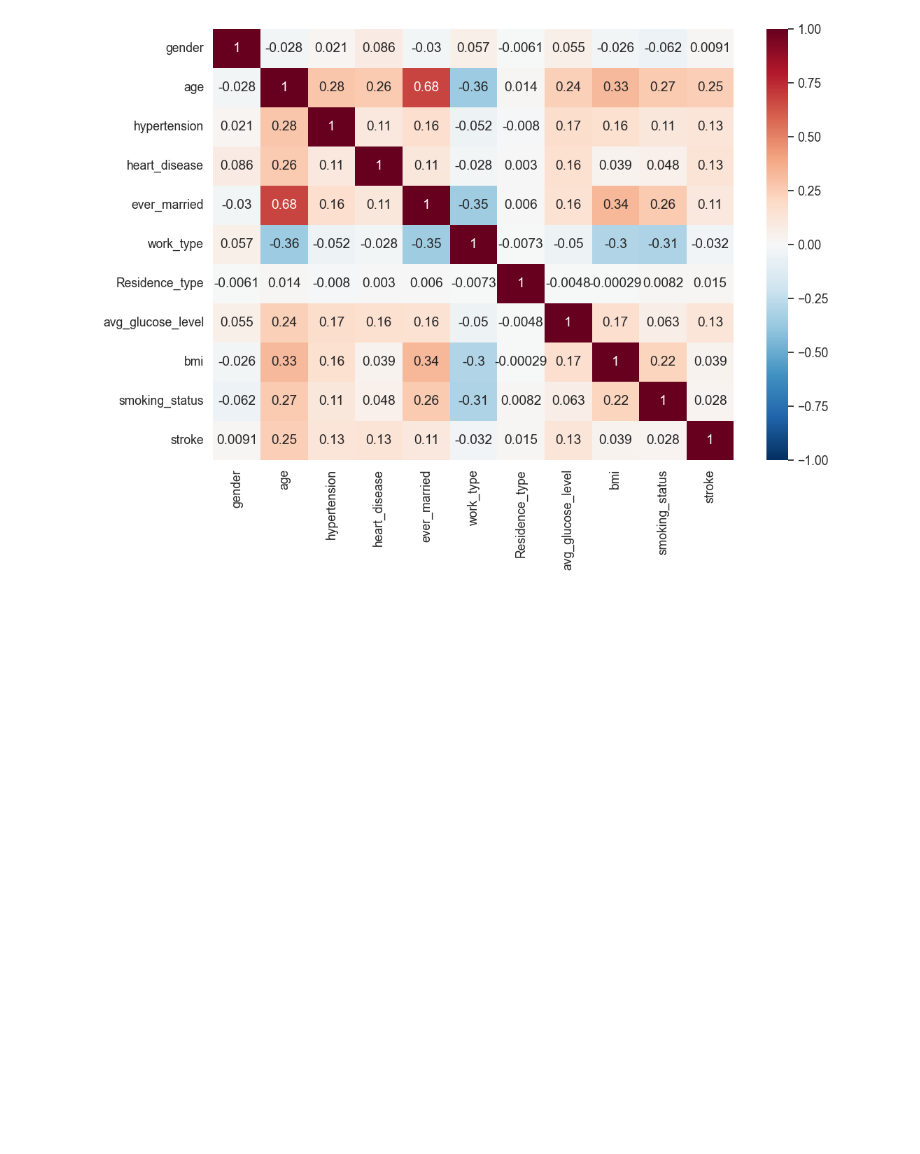
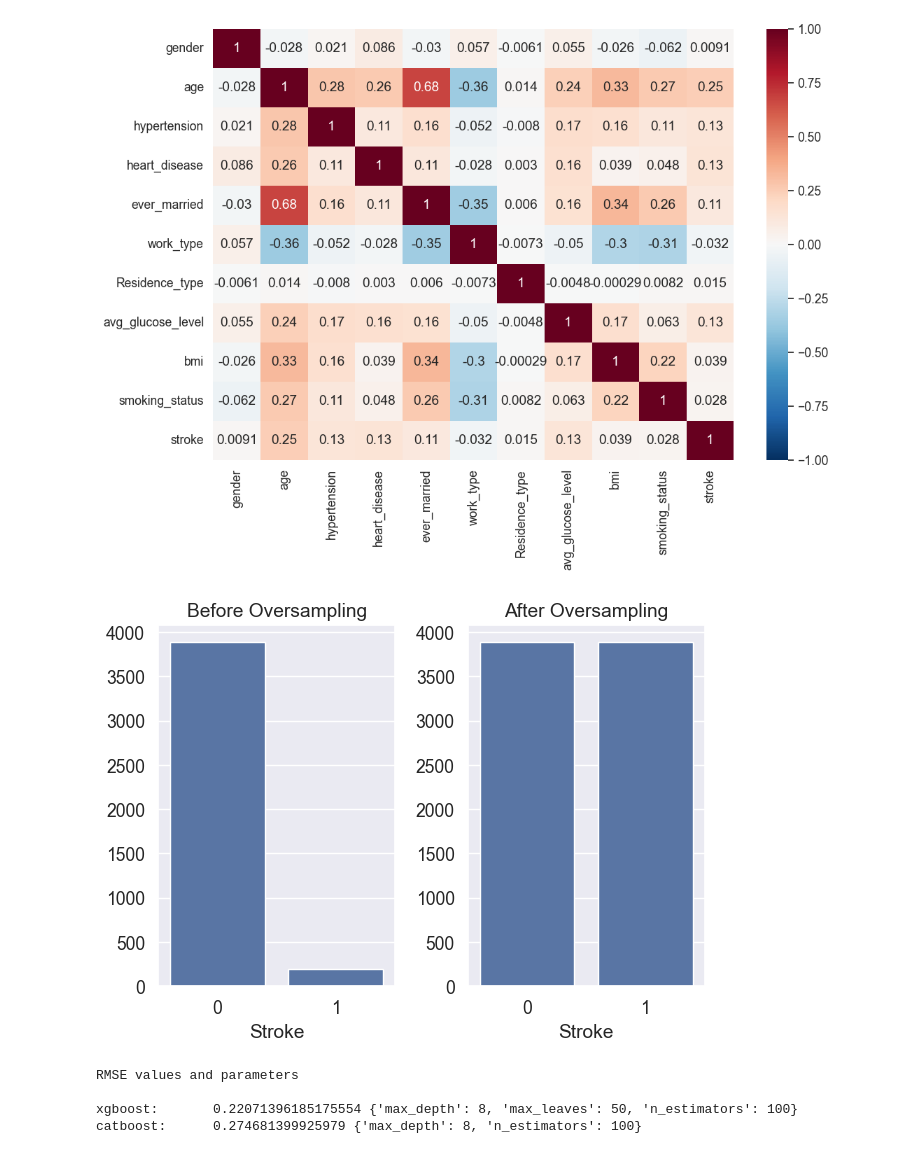
Before and after one commit to NovikovAnton-code/Stroke-Prediction-Course-Work, a Jupyter notebook: Stroke_Prediction.ipynb, the cells around one changed output. Saved outputs shown, nothing was run; the diff lists cells and outputs as text; code cells hidden in the pictures; blank space fills up the shorter version.

```diff
--- a/Stroke_Prediction.ipynb
+++ b/Stroke_Prediction.ipynb
@@ -605,3 +605,6 @@ sns.heatmap(
     vmin=-1, vmax=1); # указывает начало цветовых кодов от -1 до 1.
 # %% [output]
 [figure]
+# %%
+X = df.drop(['stroke'], axis=1)
+y = df['stroke']
@@ -607,0 +613,21 @@ sns.heatmap(
+# %%
+X_train, X_test, y_train, y_test = train_test_split(X, y,test_size=0.2, random_state=2025)
+# %%
+#data is imbalanced, Oversampling the data using Synthetic Minority Oversampling Technique.
+fig, (ax1, ax2) = plt.subplots(1, 2)
+
+sns.barplot(x=['0', '1'], y =[sum(y_train == 0), sum(y_train == 1)], ax = ax1)
+ax1.set_title("Before Oversampling")
+ax1.set_xlabel('Stroke')
+
+sm = SMOTE(random_state = 42)
+X_train, y_train = sm.fit_resample(X_train, y_train)
+
+sns.barplot(x=['0', '1'], y =[sum(y_train == 0), sum(y_train == 1)], ax = ax2)
+ax2.set_title("After Oversampling")
+ax2.set_xlabel('Stroke')
+
+plt.tight_layout()
+plt.show()
+# %% [output]
+[figure, added]
@@ -607,0 +649,9 @@ sns.heatmap(
+# %%
+print('RMSE values and parameters\n')
+print('xgboost:      ',a[1],a[0])
+print('catboost:     ',b[1],b[0])
+# %% [output]
+RMSE values and parameters
+
+xgboost:       0.22071396185175554 {'max_depth': 8, 'max_leaves': 50, 'n_estimators': 100}
+catboost:      0.274681399925979 {'max_depth': 8, 'n_estimators': 100}
```
Also changed, not shown: parts of 13 cells of this notebook.
